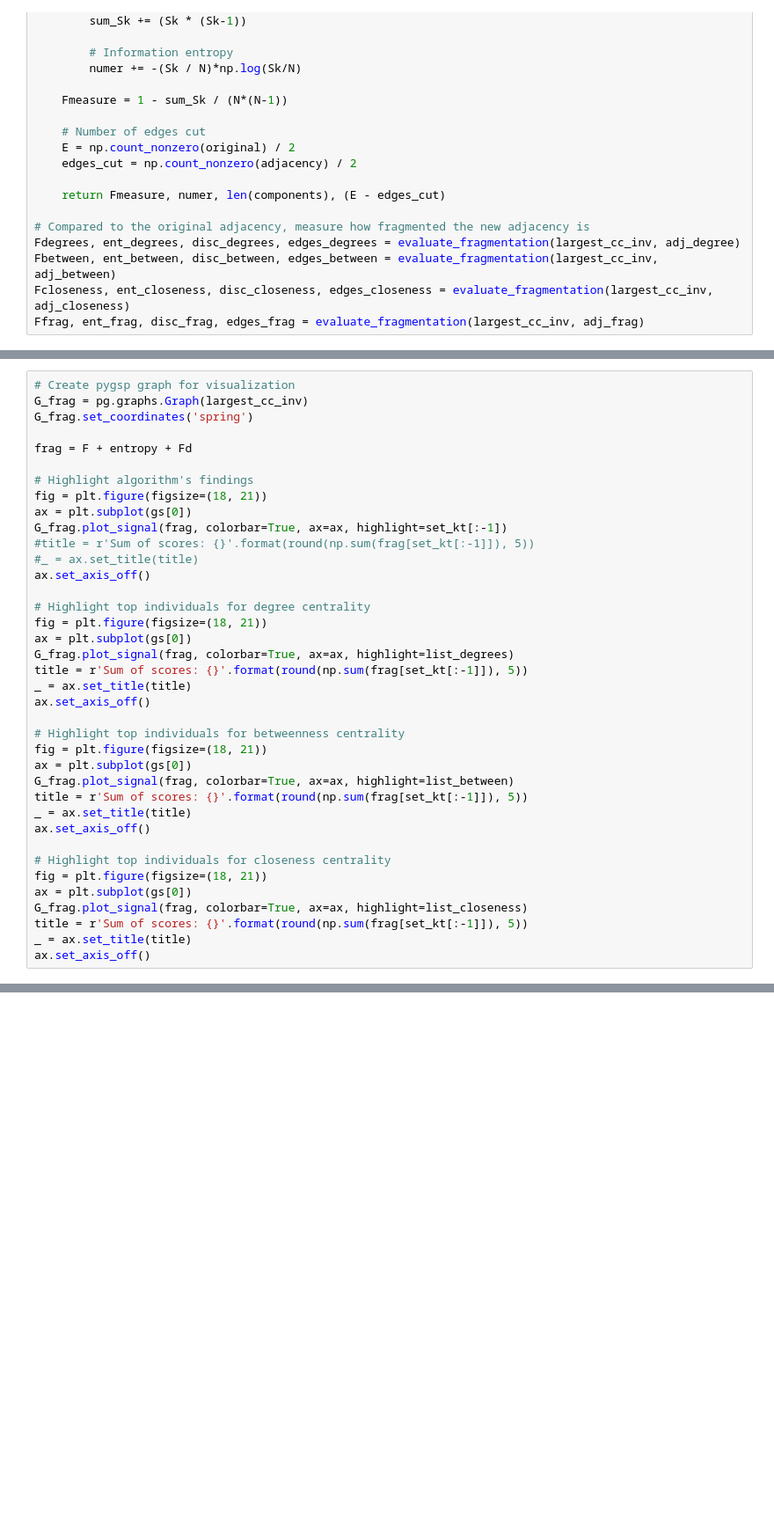
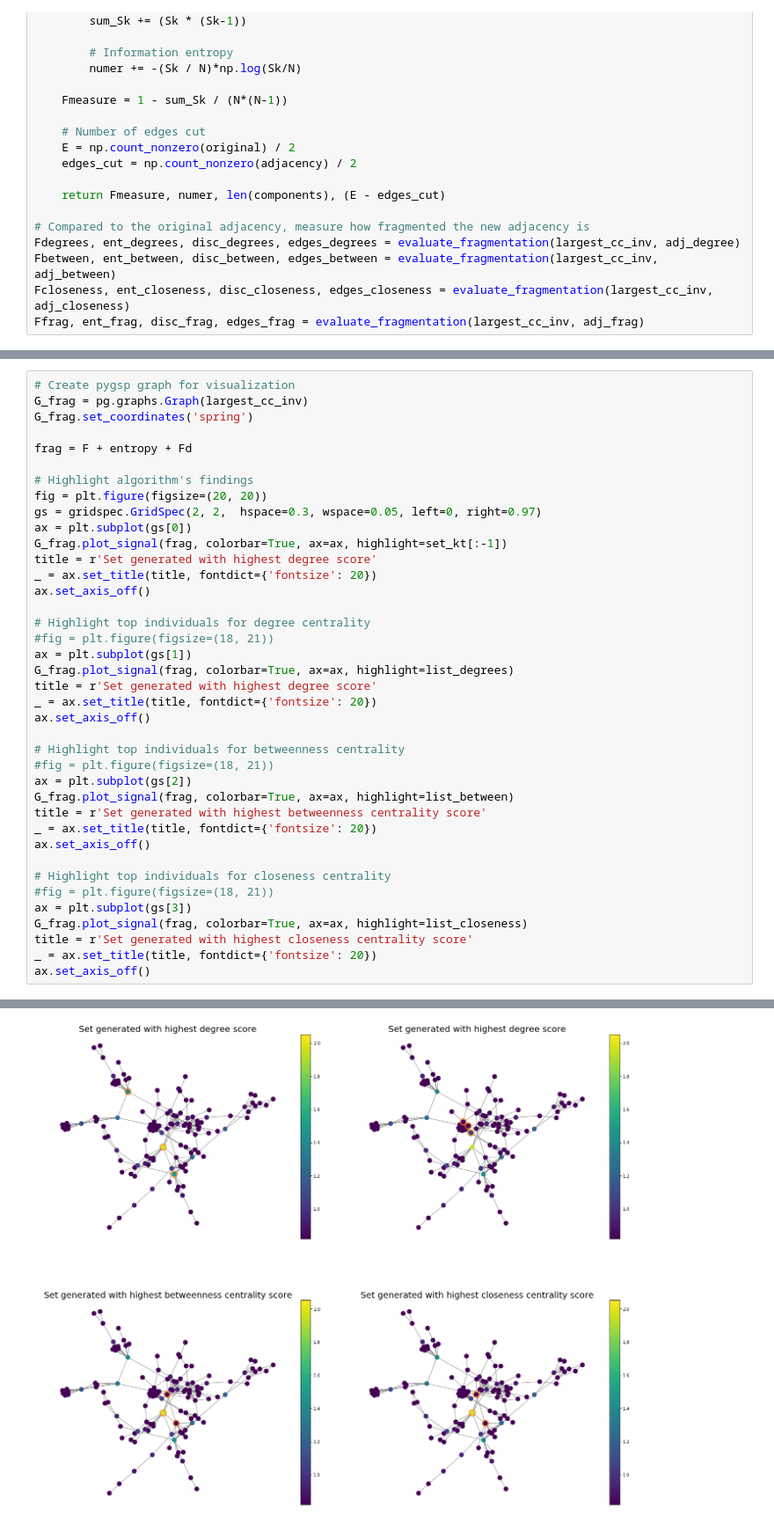
Before and after one commit to natbolon/terrorist_network_weaknesses, a Jupyter notebook: project/fragmentation.ipynb, the cells around one changed output, grey strips where cells are left out. Shown at 88% size. Cells and saved outputs as stored; diff of their text form; blank space fills up the shorter version.

```diff
--- a/project/fragmentation.ipynb
+++ b/project/fragmentation.ipynb
@@ -431,34 +431,35 @@ G_frag.set_coordinates('spring')
 frag = F + entropy + Fd
 
 # Highlight algorithm's findings
-fig = plt.figure(figsize=(18, 21))
+fig = plt.figure(figsize=(20, 20))
+gs = gridspec.GridSpec(2, 2,  hspace=0.3, wspace=0.05, left=0, right=0.97)
 ax = plt.subplot(gs[0])
 G_frag.plot_signal(frag, colorbar=True, ax=ax, highlight=set_kt[:-1])
-#title = r'Sum of scores: {}'.format(round(np.sum(frag[set_kt[:-1]]), 5))
-#_ = ax.set_title(title)
+title = r'Set generated with highest degree score'
+_ = ax.set_title(title, fontdict={'fontsize': 20})
 ax.set_axis_off()
 
 # Highlight top individuals for degree centrality
-fig = plt.figure(figsize=(18, 21))
-ax = plt.subplot(gs[0])
+#fig = plt.figure(figsize=(18, 21))
+ax = plt.subplot(gs[1])
 G_frag.plot_signal(frag, colorbar=True, ax=ax, highlight=list_degrees)
-title = r'Sum of scores: {}'.format(round(np.sum(frag[set_kt[:-1]]), 5))
-_ = ax.set_title(title)
+title = r'Set generated with highest degree score'
+_ = ax.set_title(title, fontdict={'fontsize': 20})
 ax.set_axis_off()
 
 # Highlight top individuals for betweenness centrality
-fig = plt.figure(figsize=(18, 21))
-ax = plt.subplot(gs[0])
+#fig = plt.figure(figsize=(18, 21))
+ax = plt.subplot(gs[2])
 G_frag.plot_signal(frag, colorbar=True, ax=ax, highlight=list_between)
-title = r'Sum of scores: {}'.format(round(np.sum(frag[set_kt[:-1]]), 5))
-_ = ax.set_title(title)
+title = r'Set generated with highest betweenness centrality score'
+_ = ax.set_title(title, fontdict={'fontsize': 20})
 ax.set_axis_off()
 
 # Highlight top individuals for closeness centrality
-fig = plt.figure(figsize=(18, 21))
-ax = plt.subplot(gs[0])
+#fig = plt.figure(figsize=(18, 21))
+ax = plt.subplot(gs[3])
 G_frag.plot_signal(frag, colorbar=True, ax=ax, highlight=list_closeness)
-title = r'Sum of scores: {}'.format(round(np.sum(frag[set_kt[:-1]]), 5))
-_ = ax.set_title(title)
+title = r'Set generated with highest closeness centrality score'
+_ = ax.set_title(title, fontdict={'fontsize': 20})
 ax.set_axis_off()
 # %% [output]
@@ -466,0 +466 @@ NameError: name 'gs' is not defined
+[figure, added]
```
Also changed, not shown: parts of 36 cells of this notebook, 8 other files.
